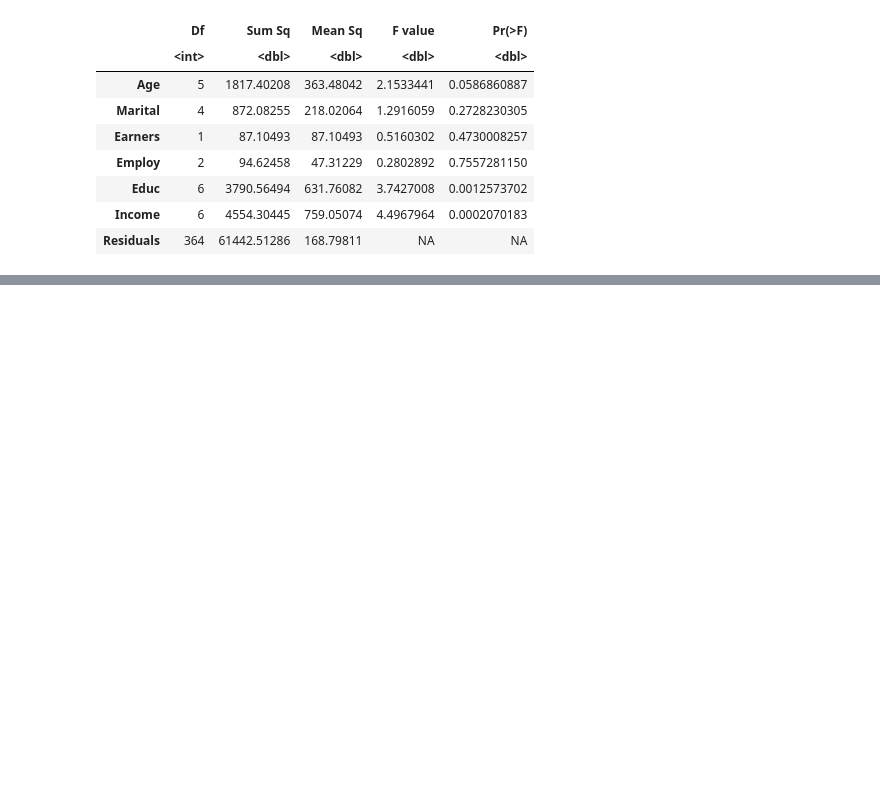
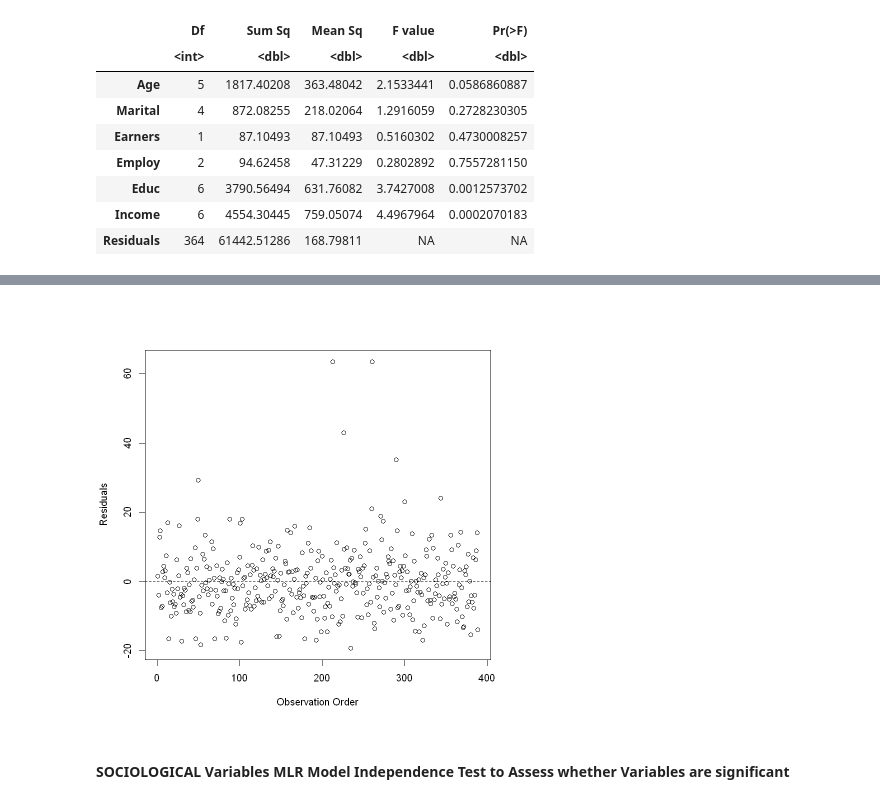
Before and after one commit to Dahmelawlah/Jeans-Market-Research, a Jupyter notebook: Jeans_Market_Research.ipynb, the cells around one changed output, grey strips where cells are left out. Saved outputs shown, nothing was run; the diff lists cells and outputs as text; code cells hidden in the pictures; blank space fills up the shorter version.

```diff
--- a/Jeans_Market_Research.ipynb
+++ b/Jeans_Market_Research.ipynb
@@ -686,0 +795,8 @@ A anova: 7 × 5
+# %%
+jean_sociological.res = resid(jean_sociological.lm)
+plot (seq(1,length(jean_sociological.res),1),jean_sociological.res,xlab="Observation Order", ylab = "Residuals")
+abline(h=0,lty=2)
+# %% [output]
+[figure, added]
+# %% [markdown]
+#### SOCIOLOGICAL Variables MLR Model Independence Test to Assess whether Variables are significant
```
Also changed, not shown: parts of 32 cells of this notebook.
